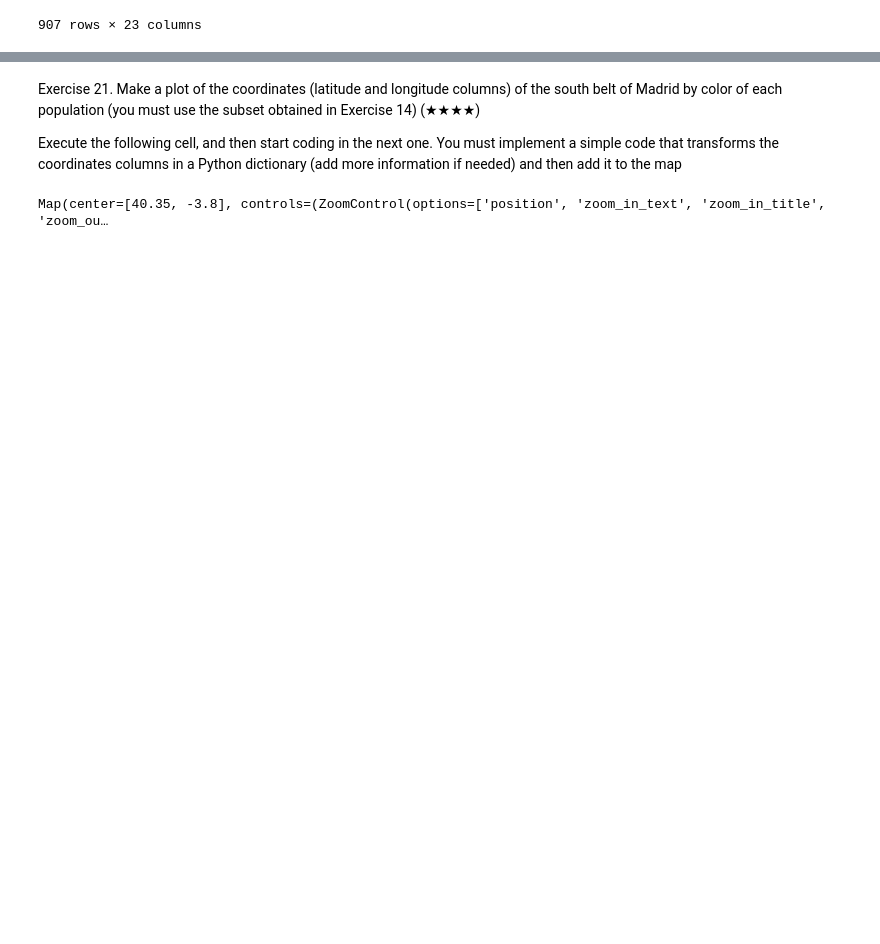
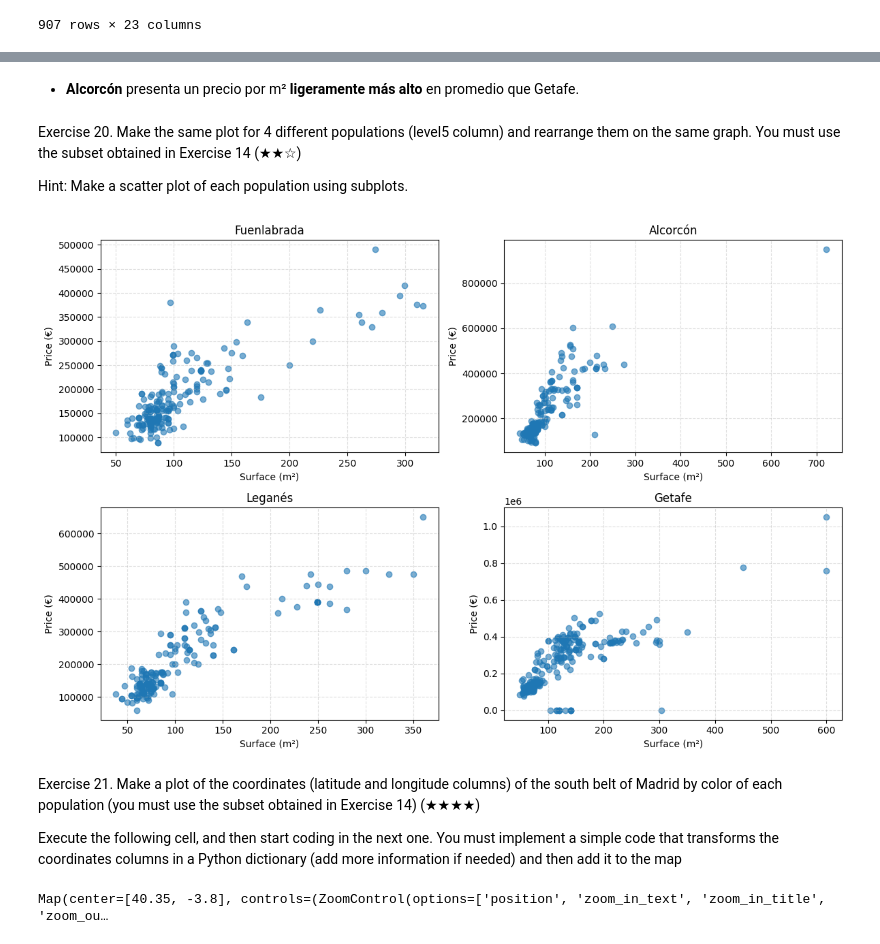
Before and after one commit to adrian-ch34/pre_work, a Jupyter notebook: notebooks/01_analysis.ipynb, the cells around one changed output, grey strips where cells are left out. Saved outputs shown, nothing was run; the diff lists cells and outputs as text; code cells hidden in the pictures; blank space fills up the shorter version.

```diff
--- a/notebooks/01_analysis.ipynb
+++ b/notebooks/01_analysis.ipynb
@@ -324,0 +489,12 @@ new_df
+# %%
+# Crear columna de precio por metro cuadrado
+new_df["pps"] = new_df["price"] / new_df["surface"]
+
+# Filtrar solo Getafe y Alcorcón
+towns_df = new_df[new_df["level5"].isin(["Getafe", "Alcorcón"])]
+
+# Calcular estadísticas descriptivas
+grouped_pps = towns_df.groupby("level5")["pps"].describe()[["mean", "min", "max"]]
+
+# Mostrar resultados
+print(grouped_pps)
@@ -325,3 +511,31 @@ new_df
+# %% [markdown]
+- **Alcorcón** presenta un precio por m² **ligeramente más alto** en promedio que Getafe.
+# %% [markdown]
+
+Exercise 20. Make the same plot for 4 different populations (level5 column) and rearrange them on the same graph. You must use the subset obtained in Exercise 14 (★★☆)
+
+Hint: Make a scatter plot of each population using subplots.
+# %%
+# Obtener las 4 localidades únicas del subset
+towns = new_df["level5"].unique()
+
+# Crear subplots 2x2
+fig, axes = plt.subplots(2, 2, figsize=(12, 8))
+axes = axes.flatten()  # Para iterar más fácilmente
+
+# Crear un scatter plot por localidad
+for i, town in enumerate(towns):
+    town_data = new_df[new_df["level5"] == town]
+    axes[i].scatter(town_data["surface"], town_data["price"], alpha=0.6)
+    axes[i].set_title(f"{town}")
+    axes[i].set_xlabel("Surface (m²)")
+    axes[i].set_ylabel("Price (€)")
+    axes[i].grid(True, linestyle="--", alpha=0.4)
+
+plt.tight_layout()
+plt.show()
+# %% [output]
+[figure, added]
 # %% [markdown]
 Exercise 21. Make a plot of the coordinates (latitude and longitude columns) of the south belt of Madrid by color of each population (you must use the subset obtained in Exercise 14) (★★★★)
 
```
Also changed, not shown: parts of 18 cells of this notebook.
